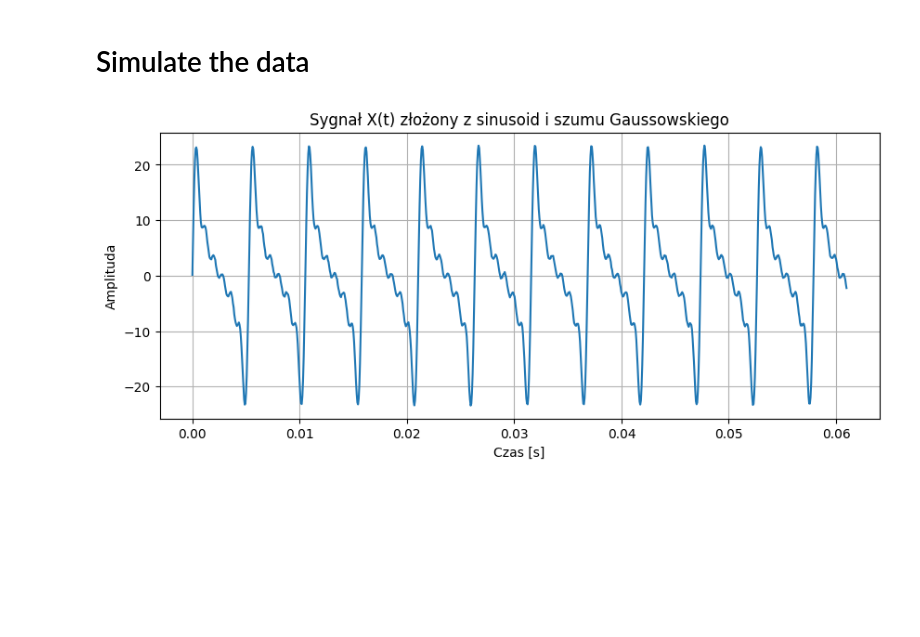
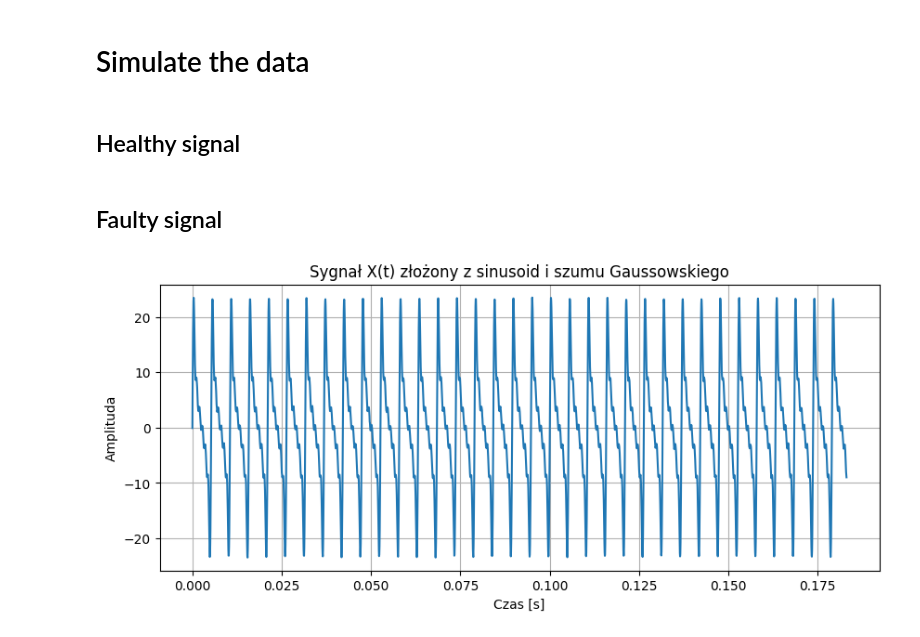
Before and after one commit to MD275996/System-to-identify-anomalies-in-vibration-signals-for-local-damage-detection-in-machines, a Jupyter notebook: dane.ipynb, the cells around one changed output. Cells and saved outputs as stored; diff of their text form; code cells hidden in the pictures; blank space fills up the shorter version.

Commit message:
faulty signal

```diff
--- a/dane.ipynb
+++ b/dane.ipynb
@@ -4,5 +5,7 @@ import matplotlib.pyplot as plt
 # %% [markdown]
 # Simulate the data
+# %% [markdown]
+## Healthy signal
 # %%
 def X(t,n,A,a,f,sigma):
     x = np.zeros_like(t)
@@ -10,3 +13,5 @@ def X(t,n,A,a,f,sigma):
         x += A*np.power(a,i-1)*np.sin(2*np.pi*f*i*t)
     x += sigma*np.random.normal(0,1,len(t))
     return x
+# %% [markdown]
+## Faulty signal
@@ -13,26 +54,26 @@ def X(t,n,A,a,f,sigma):
 # %%
 #dane
 
 n = 6
 A = 10
 a = 0.75
 f = 190
 sigma = 0.1
 fs = 16384
 T = 2.5
 t = np.linspace(0,T,int(fs*T), endpoint = False)
 
 signal = X(t,n,A,a,f,sigma)
 
-N= 1000 #wycinek
+N= 3000 #wycinek
 
 # Rysunek
 plt.figure(figsize=(10, 4))
 plt.plot(t[:N], signal[:N])
 plt.xlabel("Czas [s]")
 plt.ylabel("Amplituda")
 plt.title("Sygnał X(t) złożony z sinusoid i szumu Gaussowskiego")
 plt.grid(True)
 plt.show()
 # %% [output]
-[figure, old version]
+[figure, new version]
```
Also changed, not shown: parts of 5 cells of this notebook.
